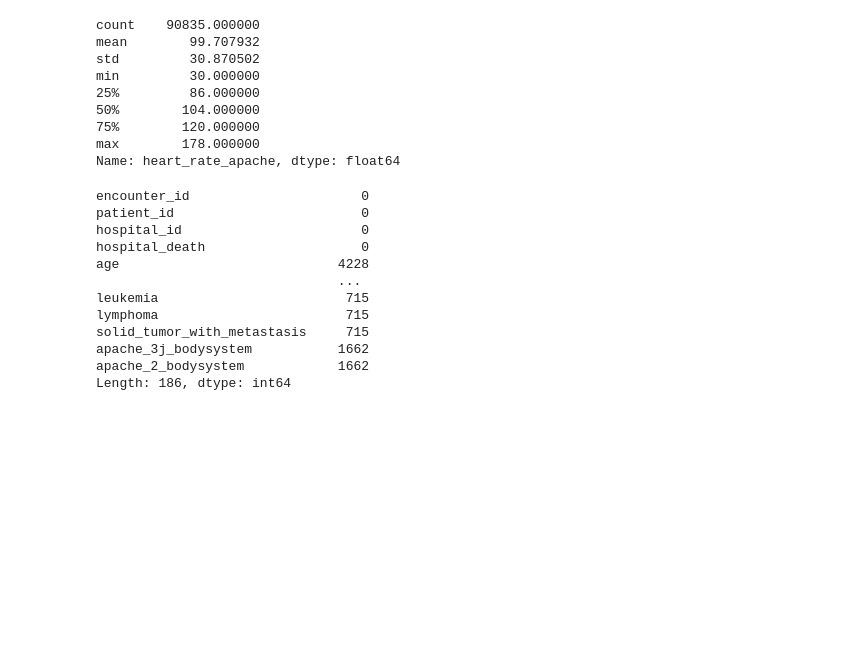
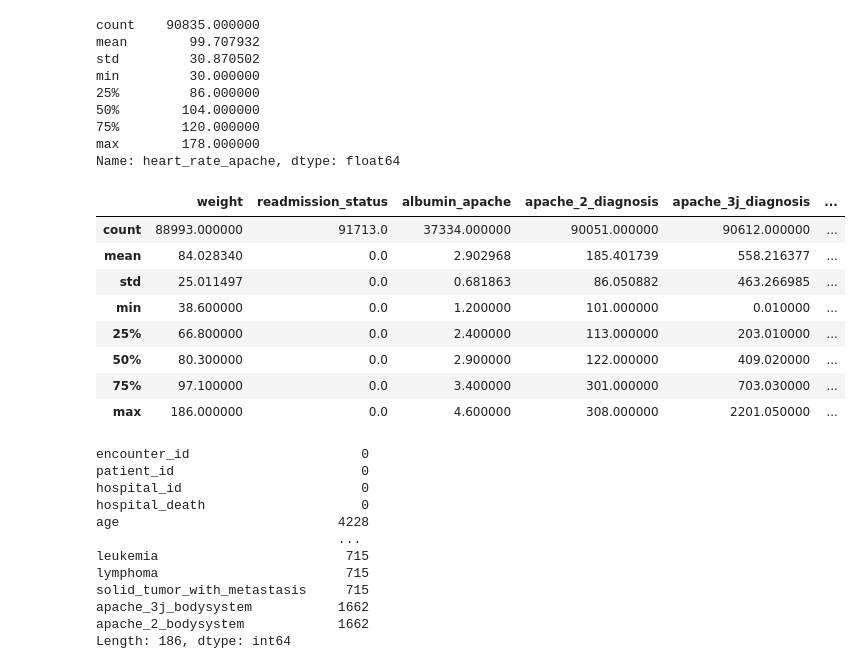
Before and after one commit to Kevin-Yau/CHL5230, a Jupyter notebook: Datathon_4.ipynb, the cells around one changed output. Drawn from its saved outputs; the diff is of its cells as text; code cells hidden in the pictures; blank space fills up the shorter version.

```diff
--- a/Datathon_4.ipynb
+++ b/Datathon_4.ipynb
@@ -77,6 +76,19 @@ min         30.000000
 75%        120.000000
 max        178.000000
 Name: heart_rate_apache, dtype: float64
+# %%
+# Display summary statistics
+df[['weight','readmission_status','albumin_apache','apache_2_diagnosis','apache_3j_diagnosis','apache_post_operative','arf_apache','bilirubin_apache','bun_apache','creatinine_apache','fio2_apache','gcs_eyes_apache','gcs_motor_apache','gcs_unable_apache','gcs_verbal_apache']].describe()
+# %% [output]
+|  | weight | readmission_status | albumin_apache | apache_2_diagnosis | apache_3j_diagnosis | ... |
+| count | 88993.000000 | 91713.0 | 37334.000000 | 90051.000000 | 90612.000000 | ... |
+| mean | 84.028340 | 0.0 | 2.902968 | 185.401739 | 558.216377 | ... |
+| std | 25.011497 | 0.0 | 0.681863 | 86.050882 | 463.266985 | ... |
+| min | 38.600000 | 0.0 | 1.200000 | 101.000000 | 0.010000 | ... |
+| 25% | 66.800000 | 0.0 | 2.400000 | 113.000000 | 203.010000 | ... |
+| 50% | 80.300000 | 0.0 | 2.900000 | 122.000000 | 409.020000 | ... |
+| 75% | 97.100000 | 0.0 | 3.400000 | 301.000000 | 703.030000 | ... |
+| max | 186.000000 | 0.0 | 4.600000 | 308.000000 | 2201.050000 | ... |
 # %%
 # check missing value
 print(ICU_df.isnull().sum())
```
Also changed, not shown: parts of 27 cells of this notebook.
